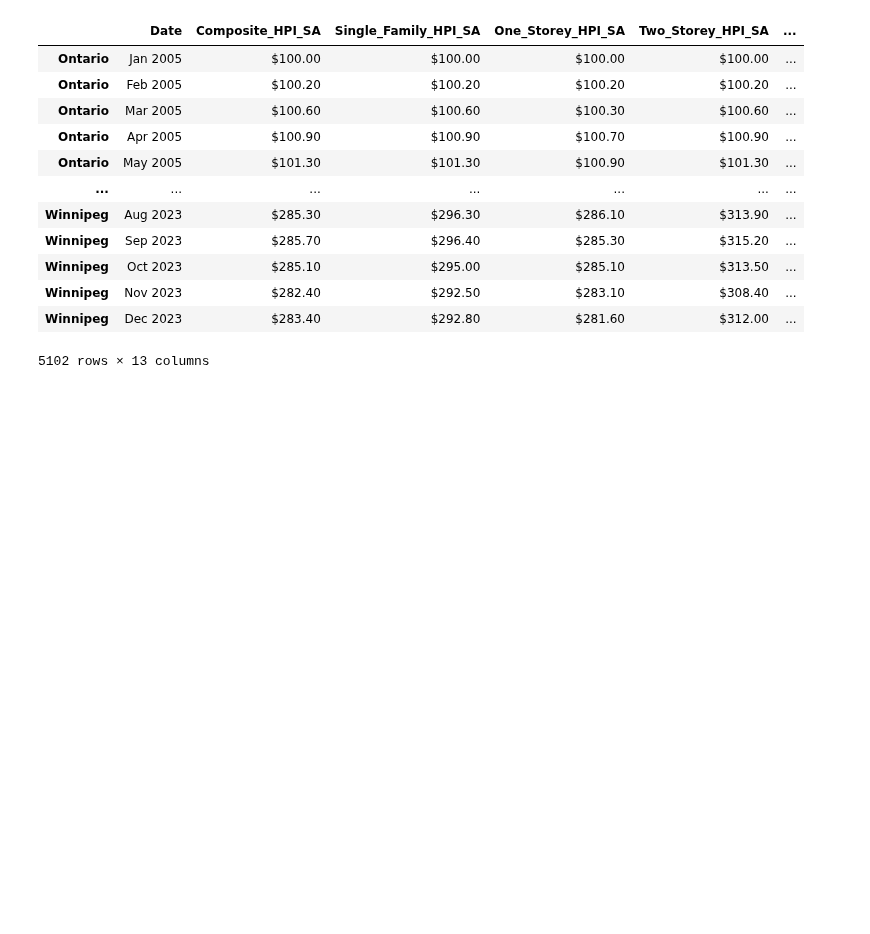
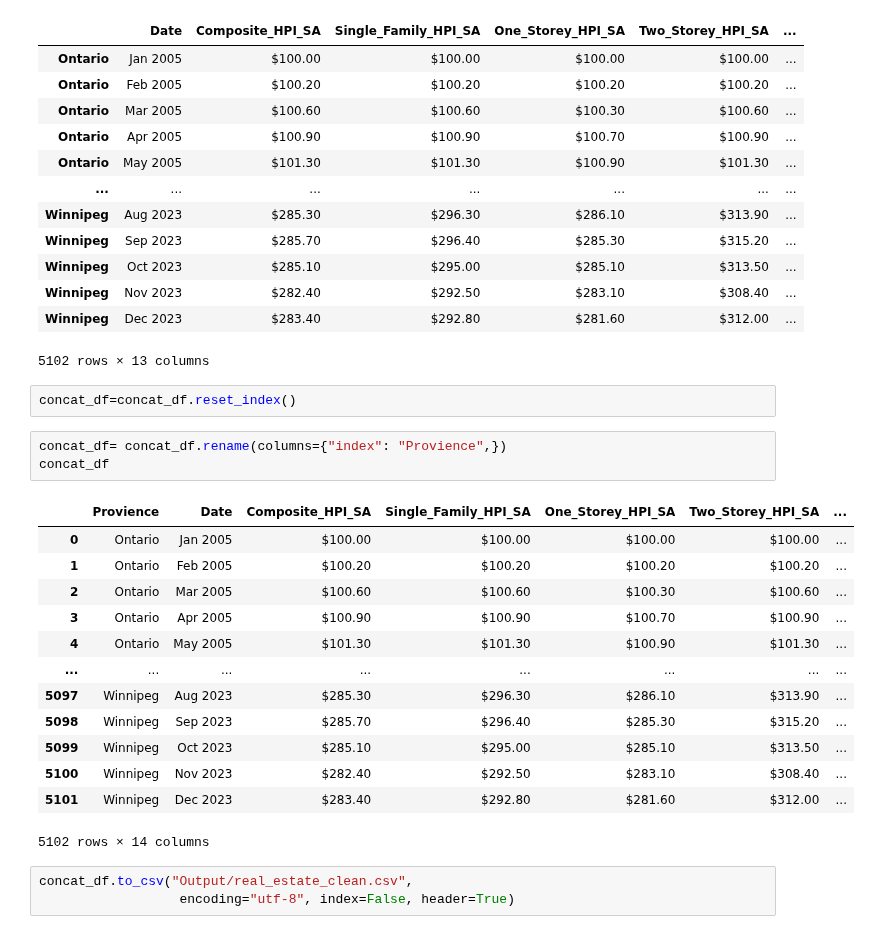
Before and after one commit to JasleenShergill/Covid-s-Effect-on-Real-Estate, a Jupyter notebook: realestate.ipynb, the cells around one changed output. Drawn from its saved outputs; the diff is of its cells as text; blank space fills up the shorter version.

```diff
--- a/realestate.ipynb
+++ b/realestate.ipynb
@@ -286,3 +283,25 @@ concat_df
 | Winnipeg | Nov 2023 | $282.40 | $292.50 | $283.10 | $308.40 | ... |
 | Winnipeg | Dec 2023 | $283.40 | $292.80 | $281.60 | $312.00 | ... |
 5102 rows × 13 columns
+# %%
+concat_df=concat_df.reset_index()
+# %%
+concat_df= concat_df.rename(columns={"index": "Provience",})
+concat_df
+# %% [output]
+|  | Provience | Date | Composite_HPI_SA | Single_Family_HPI_SA | One_Storey_HPI_SA | Two_Storey_HPI_SA | ... |
+| 0 | Ontario | Jan 2005 | $100.00 | $100.00 | $100.00 | $100.00 | ... |
+| 1 | Ontario | Feb 2005 | $100.20 | $100.20 | $100.20 | $100.20 | ... |
+| 2 | Ontario | Mar 2005 | $100.60 | $100.60 | $100.30 | $100.60 | ... |
+| 3 | Ontario | Apr 2005 | $100.90 | $100.90 | $100.70 | $100.90 | ... |
+| 4 | Ontario | May 2005 | $101.30 | $101.30 | $100.90 | $101.30 | ... |
+| ... | ... | ... | ... | ... | ... | ... | ... |
+| 5097 | Winnipeg | Aug 2023 | $285.30 | $296.30 | $286.10 | $313.90 | ... |
+| 5098 | Winnipeg | Sep 2023 | $285.70 | $296.40 | $285.30 | $315.20 | ... |
+| 5099 | Winnipeg | Oct 2023 | $285.10 | $295.00 | $285.10 | $313.50 | ... |
+| 5100 | Winnipeg | Nov 2023 | $282.40 | $292.50 | $283.10 | $308.40 | ... |
+| 5101 | Winnipeg | Dec 2023 | $283.40 | $292.80 | $281.60 | $312.00 | ... |
+5102 rows × 14 columns
+# %%
+concat_df.to_csv("Output/real_estate_clean.csv",
+                  encoding="utf-8", index=False, header=True)
```
Also changed, not shown: parts of 1 cell of this notebook, 1 other file.
